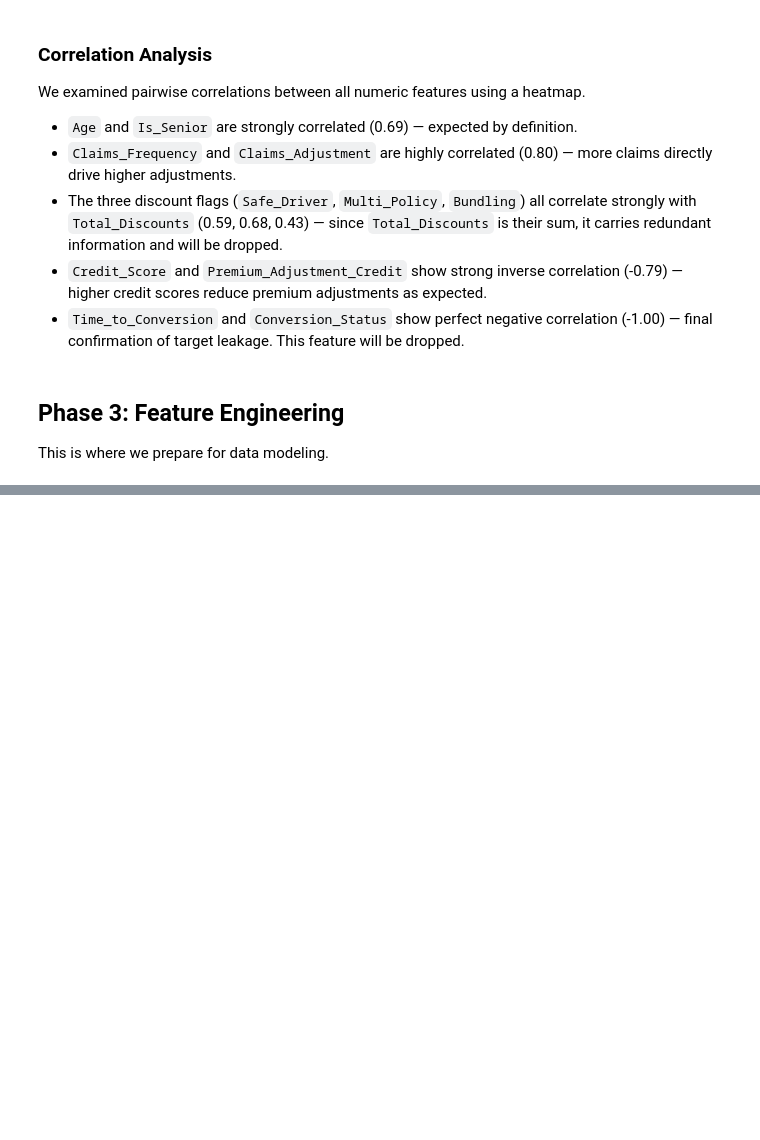
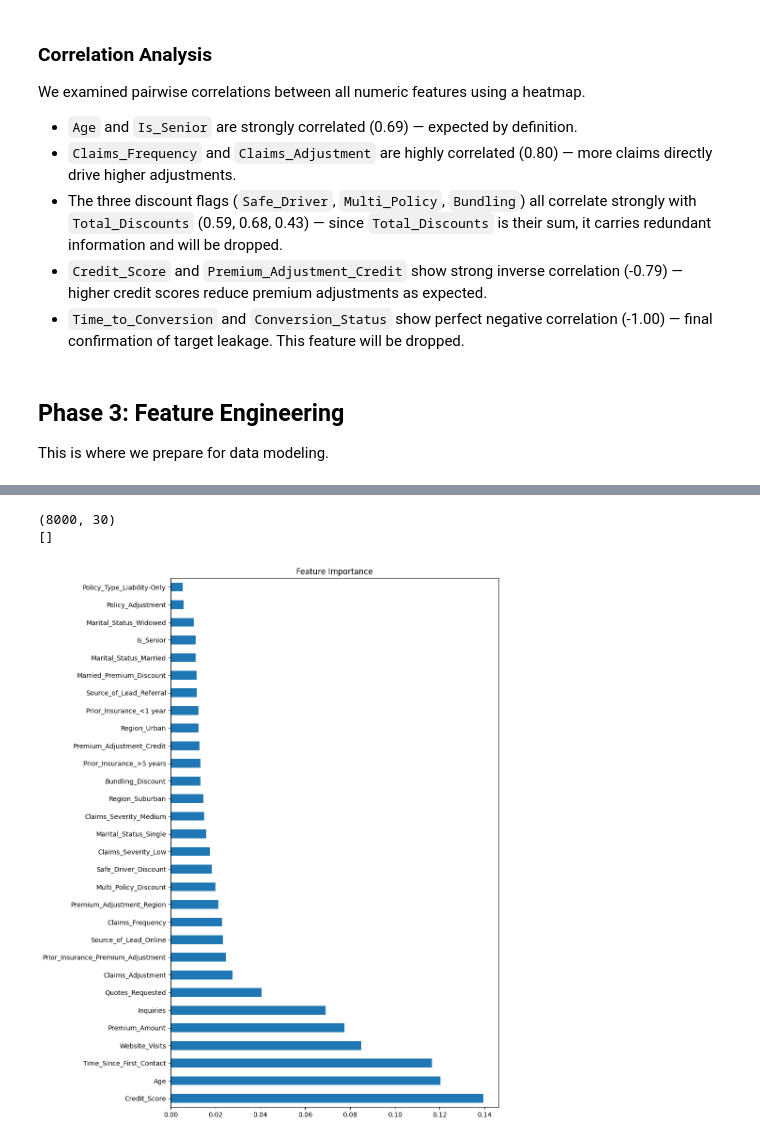
Before and after one commit to OluwatomisinOA/AI-Engineering, a Jupyter notebook: Projects/04_Insurance_Lead_Conversion_Prediction/Insurance_Lead_Conversion_Predicition.ipynb, the cells around one changed output, grey strips where cells are left out. Saved outputs shown, nothing was run; the diff lists cells and outputs as text; code cells hidden in the pictures; blank space fills up the shorter version.

Commit message:
Update Insurance_Lead_Conversion_Prediction.ipynb

```diff
--- a/Projects/04_Insurance_Lead_Conversion_Prediction/Insurance_Lead_Conversion_Predicition.ipynb
+++ b/Projects/04_Insurance_Lead_Conversion_Prediction/Insurance_Lead_Conversion_Predicition.ipynb
@@ -248,4 +248,17 @@ We examined pairwise correlations between all numeric features using a heatmap.
 This is where we prepare for data modeling.
 # %%
 # drop leaky and redundant features
-df = df
+df = df.drop(["Time_to_Conversion", "Total_Discounts"], axis=1)
+
+# encode categorical features
+df_final = pd.get_dummies(df, columns=df_categorical, drop_first=True)
+
+# separate features and target
+X = df_final.drop(["Conversion_Status"], axis=1)
+y = df_final["Conversion_Status"]
+
+# scale numeric features
+from sklearn.preprocessing import StandardScaler
+
+scaler = StandardScaler()
+X_scaled = scaler.fit_transform(X)
@@ -251,0 +312,16 @@ df = df
+# %%
+from sklearn.model_selection import train_test_split
+from sklearn.linear_model import LogisticRegression
+from sklearn.ensemble import RandomForestClassifier
+from xgboost import XGBClassifier
+
+# train test split
+X_train, X_test, y_train, y_test = train_test_split(X_scaled, y, test_size=0.2, random_state=42)
+
+# instantiate all three models
+lr = LogisticRegression()
+rf = RandomForestClassifier()
+xgb = XGBClassifier()
+# %%
+# fit the logistic regression model
+lr.fit(X_train, y_train)
@@ -251,0 +330,3 @@ df = df
+# %%
+# fit the random forest classifier model
+rf.fit(X_train, y_train)
@@ -251,0 +420,16 @@ df = df
+# %%
+print(X_train.shape)
+print([col for col in df_final.columns if 'Time_to_Conversion' in col])
+# %% [output]
+(8000, 30)
+[]
+# %%
+# feature importance
+
+feat_imp = pd.Series(rf.feature_importances_, index=X.columns).sort_values(ascending=False)
+feat_imp.plot(kind='barh', figsize=(10, 12))
+plt.title("Feature Importance")
+plt.tight_layout()
+plt.show()
+# %% [output]
+[figure, added]
```
Also changed, not shown: parts of 15 cells of this notebook.
